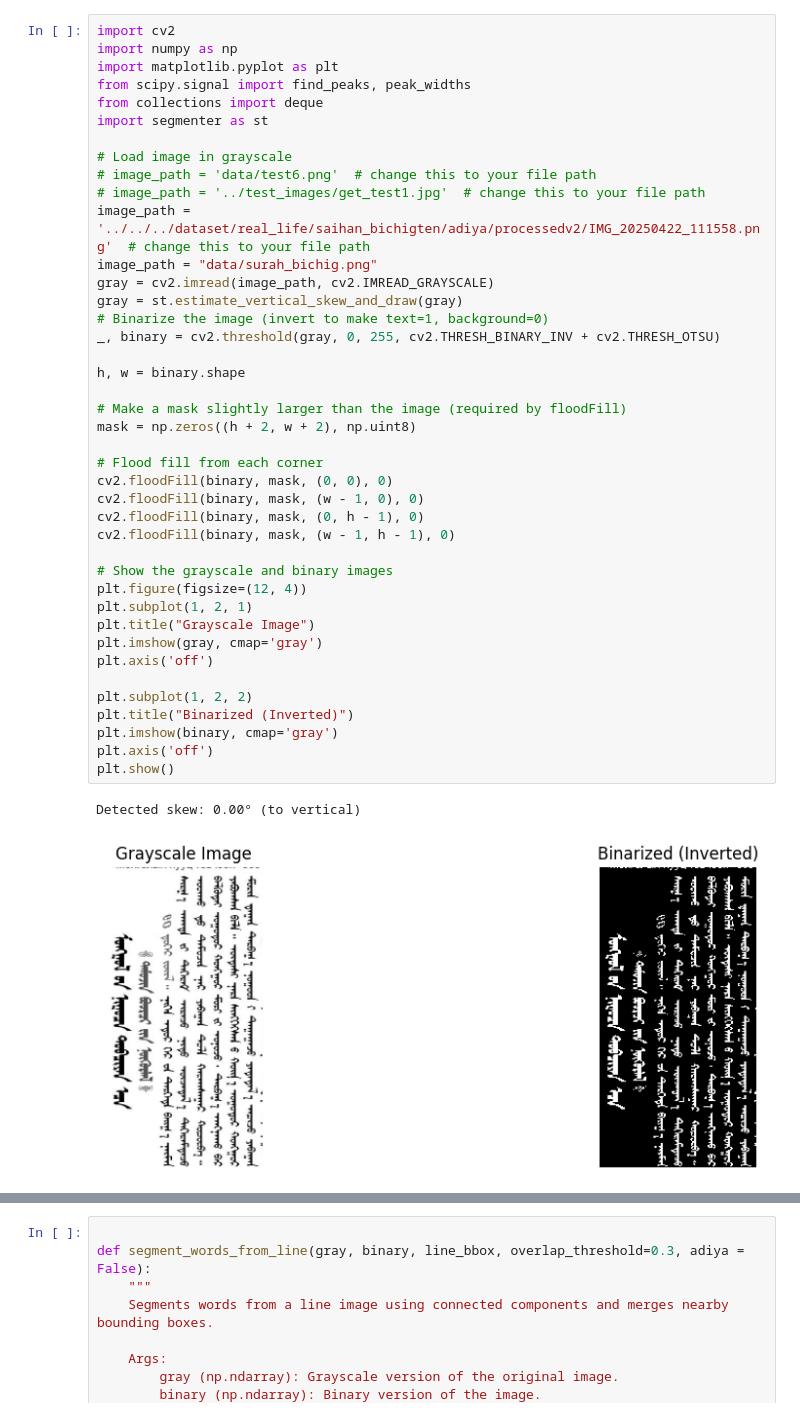
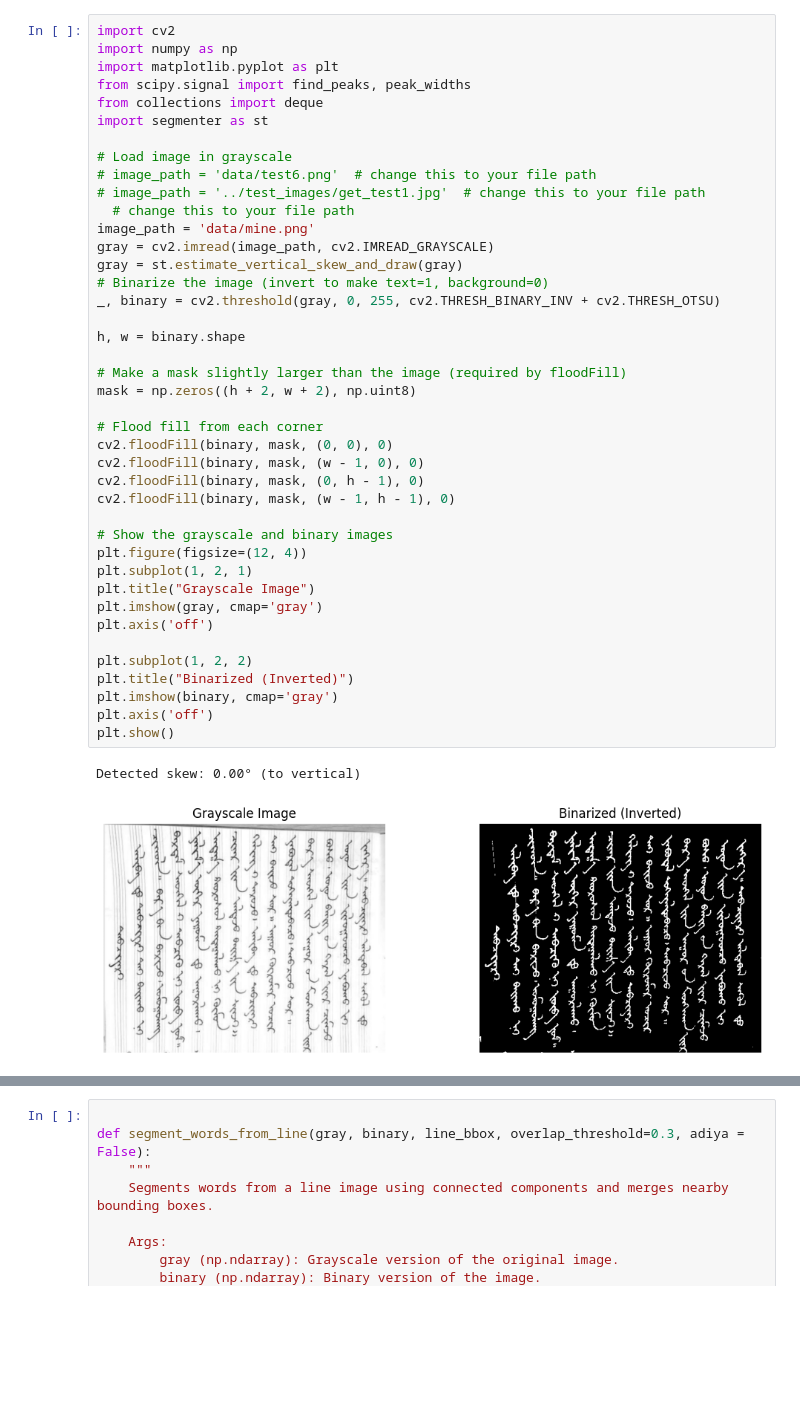
Before and after one commit to Munguudog/Mongol-tuulgatnii-hoyr-erhem-project-OCR-, a Jupyter notebook: adiya/word_segmentation/gpt_preprocess.ipynb, the cells around one changed output, grey strips where cells are left out. Saved outputs shown, nothing was run; the diff lists cells and outputs as text; blank space fills up the shorter version.

```diff
--- a/adiya/word_segmentation/gpt_preprocess.ipynb
+++ b/adiya/word_segmentation/gpt_preprocess.ipynb
@@ -9,39 +9,39 @@ import segmenter as st
 # Load image in grayscale
 # image_path = 'data/test6.png'  # change this to your file path
 # image_path = '../test_images/get_test1.jpg'  # change this to your file path
-image_path = '../../../dataset/real_life/saihan_bichigten/adiya/processedv2/IMG_20250422_111558.png'  # change this to your file path
-image_path = "data/surah_bichig.png"
+  # change this to your file path
+image_path = 'data/mine.png'
 gray = cv2.imread(image_path, cv2.IMREAD_GRAYSCALE)
 gray = st.estimate_vertical_skew_and_draw(gray)
 # Binarize the image (invert to make text=1, background=0)
 _, binary = cv2.threshold(gray, 0, 255, cv2.THRESH_BINARY_INV + cv2.THRESH_OTSU)
 
 h, w = binary.shape
 
 # Make a mask slightly larger than the image (required by floodFill)
 mask = np.zeros((h + 2, w + 2), np.uint8)
 
 # Flood fill from each corner
 cv2.floodFill(binary, mask, (0, 0), 0)
 cv2.floodFill(binary, mask, (w - 1, 0), 0)
 cv2.floodFill(binary, mask, (0, h - 1), 0)
 cv2.floodFill(binary, mask, (w - 1, h - 1), 0)
 
 # Show the grayscale and binary images
 plt.figure(figsize=(12, 4))
 plt.subplot(1, 2, 1)
 plt.title("Grayscale Image")
 plt.imshow(gray, cmap='gray')
 plt.axis('off')
 
 plt.subplot(1, 2, 2)
 plt.title("Binarized (Inverted)")
 plt.imshow(binary, cmap='gray')
 plt.axis('off')
 plt.show()
 # %% [output]
 Detected skew: 0.00° (to vertical)
-[figure, old version]
+[figure, new version]
 # %%
 vertical_density = np.sum(binary > 0, axis=0)
 
```
Also changed, not shown: parts of 9 cells of this notebook, 2 other files.
